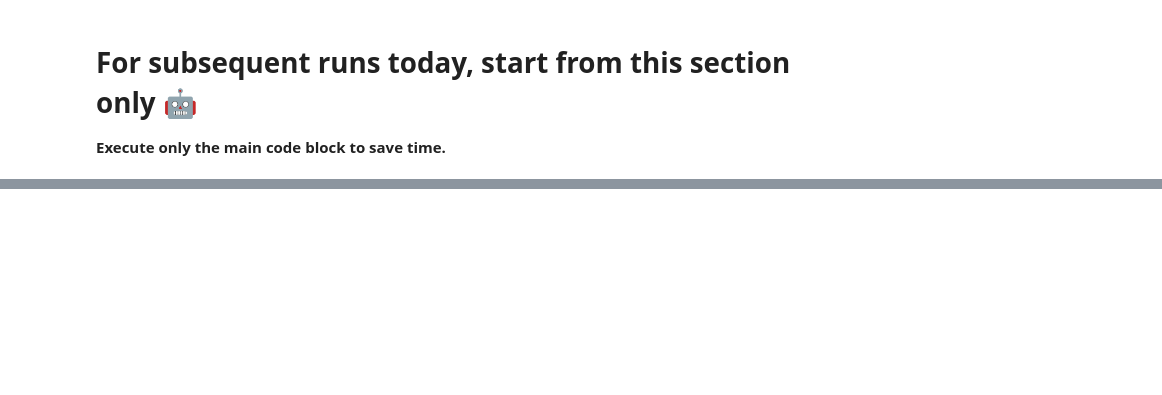
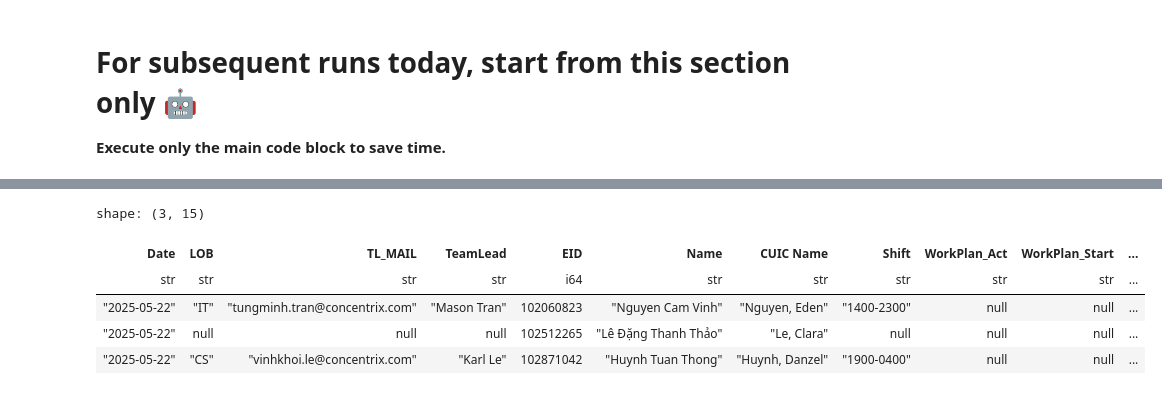
Before and after one commit to WorkforceCNX/WF-SourceCode, a Jupyter notebook: BCOM/[Tony]RealtimeMonitor.ipynb, the cells around one changed output, grey strips where cells are left out. Cells and saved outputs as stored; diff of their text form; code cells hidden in the pictures; blank space fills up the shorter version.

```diff
--- a/BCOM/[Tony]RealtimeMonitor.ipynb
+++ b/BCOM/[Tony]RealtimeMonitor.ipynb
@@ -417,31 +459,38 @@ And
 --Out
 Datetime(Date(CASE WHEN COALESCE(WorkPlan.[Shift],REALTIME_CUIC.[Shift]) IN ('1500-2400','1600-0100','1700-0200','1800-0300','1900-0400','2000-0500','2100-0600','2200-0700','2300-0800') THEN Date(COALESCE(WorkPlan.[Date],Date(REALTIME_CUIC.[Actual Start])), '+1 day') ELSE COALESCE(WorkPlan.[Date],Date(REALTIME_CUIC.[Actual Start])) END),
 TIME(SUBSTR(COALESCE(WorkPlan.[Shift],REALTIME_CUIC.[Shift]),6,2)||':'||SUBSTR(COALESCE(WorkPlan.[Shift],REALTIME_CUIC.[Shift]),8,2)||':'||'00', '+5 Minutes'))) */
 Then 'OutOfHoop,' Else '' End) ||
 /* 6. DropCode: [Current_Act] = 'CTI Failure'                                                                                                                                                     */
 (Case when REALTIME_CUIC.[Current_Act] = 'CTI Failure' Then 'DropCode,'   Else '' End) ||
 /* 7. WrongTrack: [Current_Act] <> [WorkPlan_Act] And [Workplan_Act] IN ('Email 1', 'Coaching 1:1', 'Training Offline', 'Open Time')
             Note: [Current_State] In ('Ready','Work Ready','Hold') And [Current_Act] = 'NONE' Consider as 'Open Time'
                   [LOB] = 'EN' And [WorkPlan_Act] = 'Open time' And [Current_Act] =  'Email 1' Consider as Valid                                                                                  */
 (Case when REALTIME_CUIC.[Current_State] In ('Ready','Work Ready','Hold') And REALTIME_CUIC.[Current_Act] = 'NONE' And WorkPlan.[WorkPlan_Act] = 'Open Time' Then ''
       When COALESCE(WorkPlan.[LOB],REALTIME_CUIC.[LOB]) = 'EN' And WorkPlan.[WorkPlan_Act] = 'Open Time' And REALTIME_CUIC.[Current_Act] =  'Email 1' Then ''
       when REALTIME_CUIC.[Current_Act] <> WorkPlan.[WorkPlan_Act]  And WorkPlan.[WorkPlan_Act] In ('Email 1', 'Coaching 1:1', 'Training Offline', 'Open Time') Then 'WrongTrack' Else '' End) As [WFM_NOTE]
 From WorkPlan
 Full join REALTIME_CUIC On WorkPlan.[EID] = REALTIME_CUIC.[Employee_ID] And (REALTIME_CUIC.[Actual Start] BETWEEN WorkPlan.[WorkPlan_Start] AND WorkPlan.[WorkPlan_End])
 Where REALTIME_CUIC.[Actual Start] Is Not Null And REALTIME_CUIC.[Role] = 'Agent'
 Order by COALESCE(WorkPlan.[Shift],REALTIME_CUIC.[Shift]) Desc
 
     """
 MONITOR_DF = pl.read_database(query=query, connection=conn.connect(), infer_schema_length=None)
 
 #Edit Column
 MONITOR_DF = MONITOR_DF.filter(pl.col("WFM_NOTE") != "")
 MONITOR_DF = MONITOR_DF.select(['Date','LOB','TL_MAIL','TeamLead','EID','Name','CUIC Name','Shift','WorkPlan_Act','WorkPlan_Start','WorkPlan_End','Actual Start','Current_Act','Current_Duration','WFM_NOTE'])
 
 # Export to CSV
 os.chdir(DF_MONITOR_DF)
-MONITOR_DF_CSV = MONITOR_DF.write_excel("[BKN]MONITOR_DF.xlsx")
+MONITOR_DF_CSV = MONITOR_DF.write_excel("BKN_MONITOR_DF.xlsx")
 
 #RUN
 MONITOR_DF_CSV
 MONITOR_DF.sample(n=3)
+# %% [output]
+shape: (3, 15)
+| Date | LOB | TL_MAIL | TeamLead | EID | Name | CUIC Name | Shift | WorkPlan_Act | WorkPlan_Start | ... |
+| str | str | str | str | i64 | str | str | str | str | str | ... |
+| "2025-05-22" | "IT" | "tungminh.tran@concentrix.com" | "Mason Tran" | 102060823 | "Nguyen Cam Vinh" | "Nguyen, Eden" | "1400-2300" | null | null | ... |
+| "2025-05-22" | null | null | null | 102512265 | "Lê Đặng Thanh Thảo" | "Le, Clara" | null | null | null | ... |
+| "2025-05-22" | "CS" | "vinhkhoi.le@concentrix.com" | "Karl Le" | 102871042 | "Huynh Tuan Thong" | "Huynh, Danzel" | "1900-0400" | null | null | ... |
```
Also changed, not shown: parts of 6 cells of this notebook.
